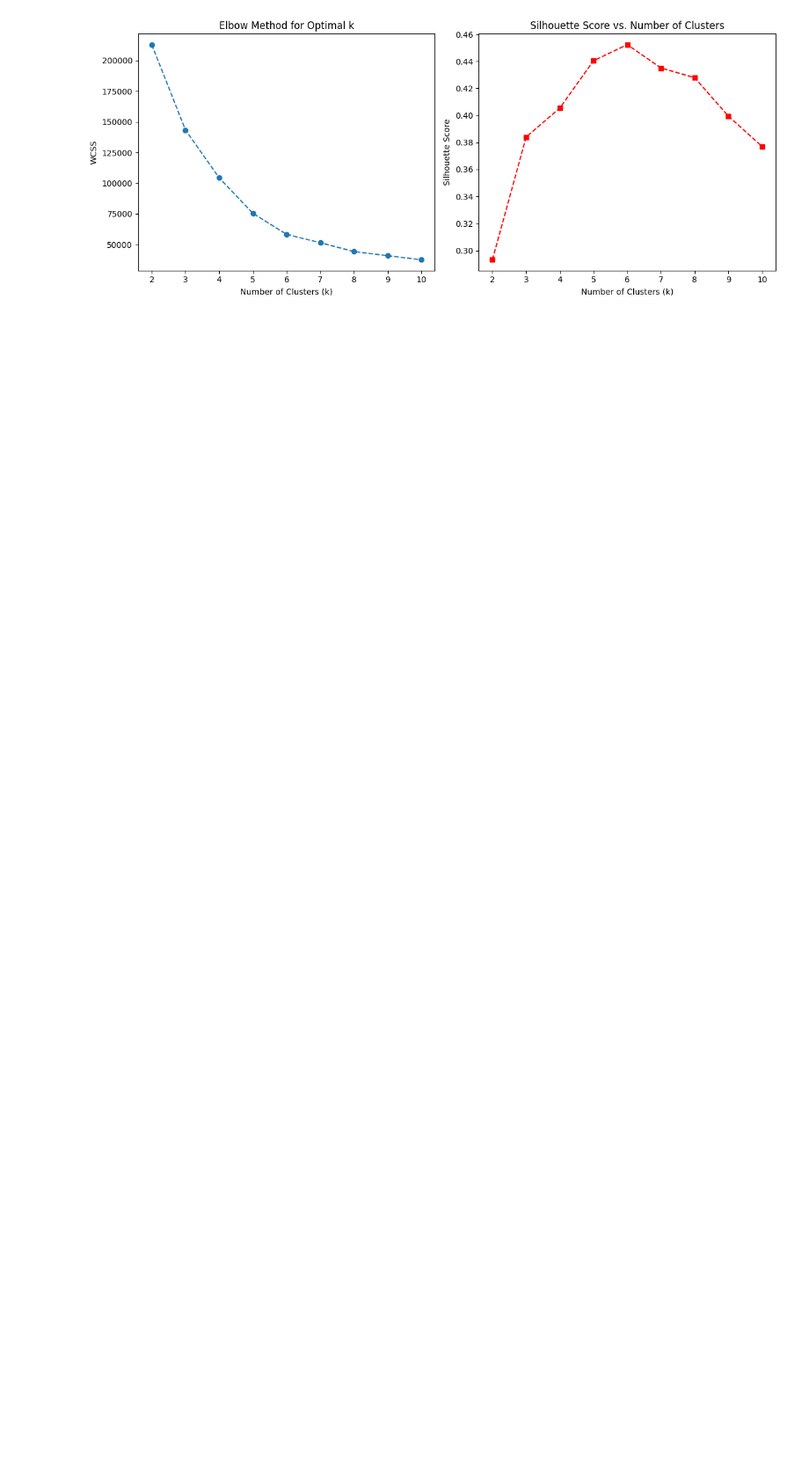
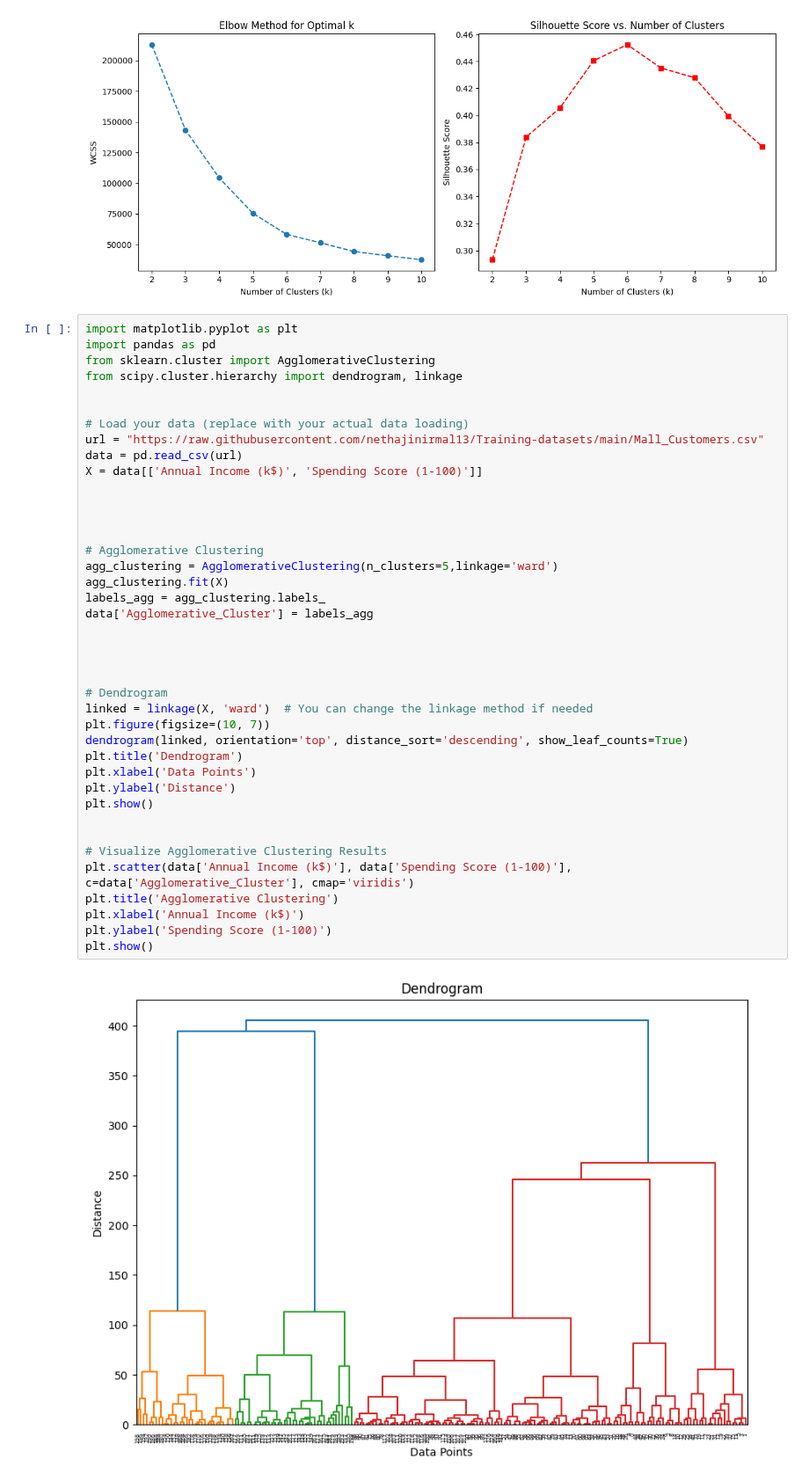
Before and after one commit to gowtham-dd/Data-Science-Basics, a Jupyter notebook: K_Means_clustering.ipynb, the cells around one changed output. Shown at 88% size. Saved outputs shown, nothing was run; the diff lists cells and outputs as text; blank space fills up the shorter version.

```diff
--- a/K_Means_clustering.ipynb
+++ b/K_Means_clustering.ipynb
@@ -129,3 +129,45 @@ plt.tight_layout()
 plt.show()
 # %% [output]
 [figure]
+# %%
+import matplotlib.pyplot as plt
+import pandas as pd
+from sklearn.cluster import AgglomerativeClustering
+from scipy.cluster.hierarchy import dendrogram, linkage
+
+
+# Load your data (replace with your actual data loading)
+url = "https://raw.githubusercontent.com/nethajinirmal13/Training-datasets/main/Mall_Customers.csv"
+data = pd.read_csv(url)
+X = data[['Annual Income (k$)', 'Spending Score (1-100)']]
+
+
+
+
+# Agglomerative Clustering
+agg_clustering = AgglomerativeClustering(n_clusters=5,linkage='ward')
+agg_clustering.fit(X)
+labels_agg = agg_clustering.labels_
+data['Agglomerative_Cluster'] = labels_agg
+
+
+
+
+# Dendrogram
+linked = linkage(X, 'ward')  # You can change the linkage method if needed
+plt.figure(figsize=(10, 7))
+dendrogram(linked, orientation='top', distance_sort='descending', show_leaf_counts=True)
+plt.title('Dendrogram')
+plt.xlabel('Data Points')
+plt.ylabel('Distance')
+plt.show()
+
+
+# Visualize Agglomerative Clustering Results
+plt.scatter(data['Annual Income (k$)'], data['Spending Score (1-100)'], c=data['Agglomerative_Cluster'], cmap='viridis')
+plt.title('Agglomerative Clustering')
+plt.xlabel('Annual Income (k$)')
+plt.ylabel('Spending Score (1-100)')
+plt.show()
+# %% [output]
+[figure, added]
```
Also changed, not shown: parts of 3 cells of this notebook.
